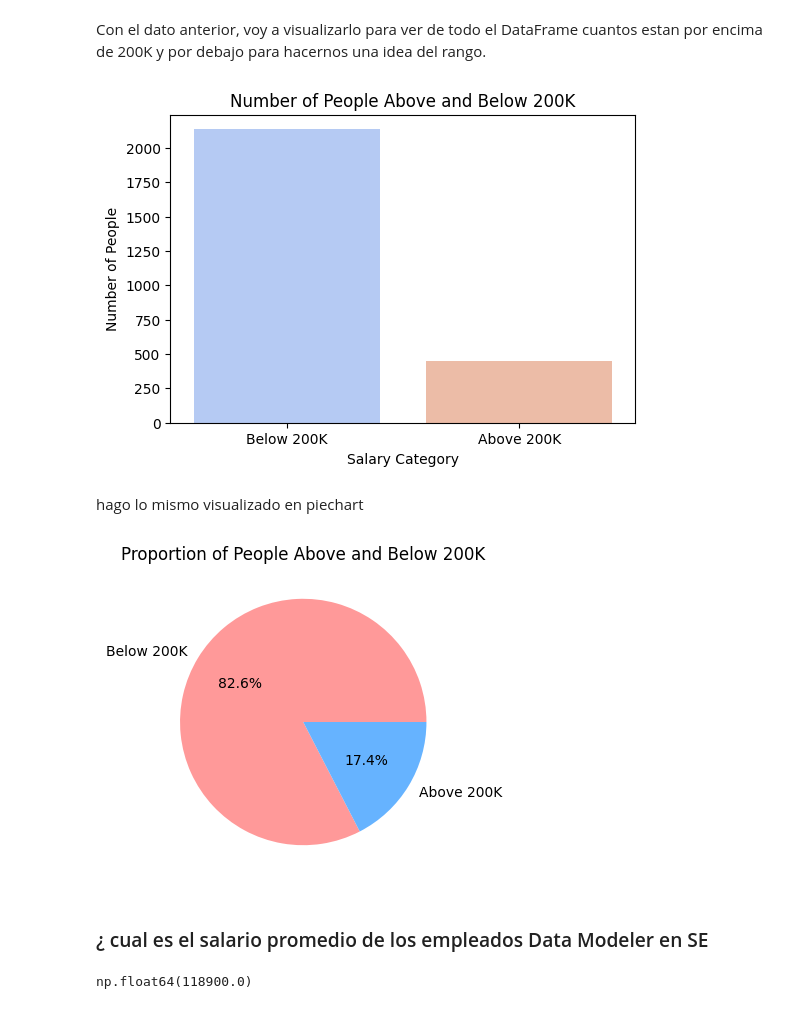
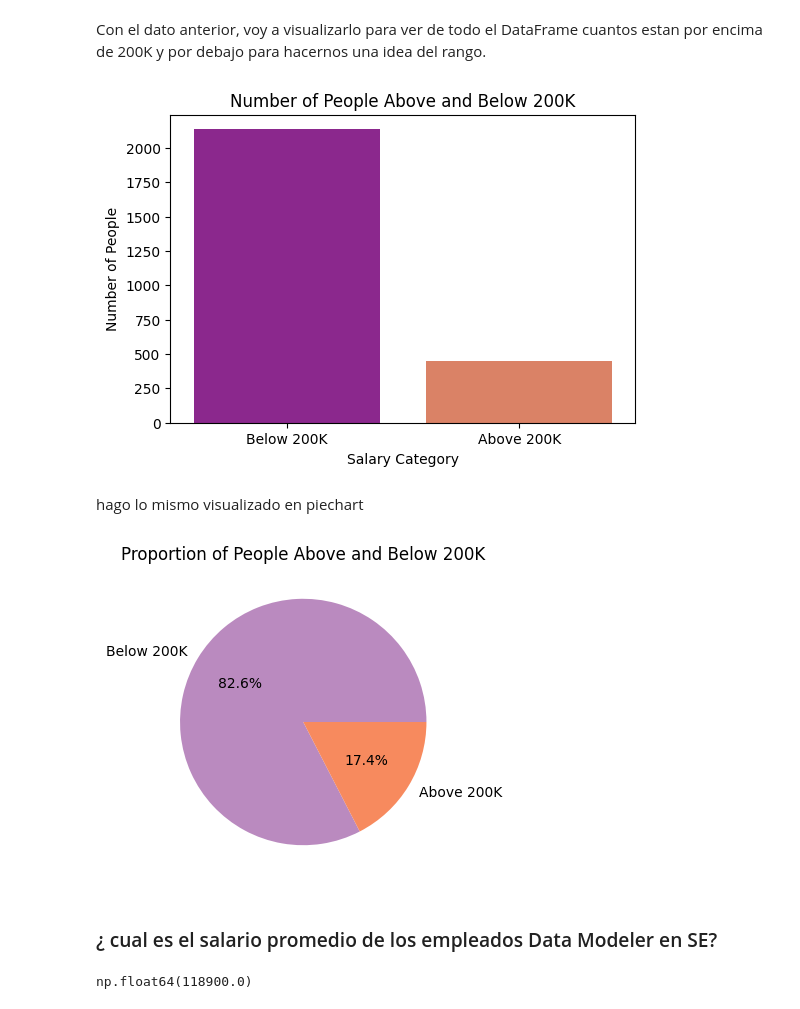
Before and after one commit to liagcaviedes/Data-Analytics-Salaries-Project, a Jupyter notebook: salary_data_ok.ipynb, the cells around one changed output. Cells and saved outputs as stored; diff of their text form; code cells hidden in the pictures.

```diff
--- a/salary_data_ok.ipynb
+++ b/salary_data_ok.ipynb
@@ -285,7 +285,7 @@ salary_count = df['salary_category'].value_counts()
 
 # Crear gráfico de barras
 fig = plt.figure(figsize=(6, 4))
-sns.barplot(x=salary_count.index, y=salary_count.values, palette='coolwarm')
+sns.barplot(x=salary_count.index, y=salary_count.values, palette='plasma')
 
 # Añadir títulos y etiquetas
 plt.title('Number of People Above and Below 200K')
@@ -294,22 +294,21 @@ plt.ylabel('Number of People')
 
 plt.show()
 # %% [output]
-[figure, old version]
+[figure, new version]
 # %% [markdown]
 hago lo mismo visualizado en piechart
 # %%
-
-colors = ['#ff9999', '#66b3ff']  # Rojo claro y azul claro
+colors = ['#ba8abf', '#f78a5e']  # Rojo claro y azul claro
 
 fig, ax = plt.subplots(figsize=(4, 4))
 ax.pie(salary_count, labels=salary_count.index, autopct='%1.1f%%', colors=colors)
 plt.title('Proportion of People Above and Below 200K')
 
 plt.show()
 # %% [output]
-[figure, old version]
+[figure, new version]
 # %% [markdown]
-### ¿ cual es el salario promedio de los empleados Data Modeler en SE
+### ¿ cual es el salario promedio de los empleados Data Modeler en SE?
 # %%
 df[(df['job_title'] == 'Data Modeler') & (df['experience_level'] == 'SE')]['salary_in_usd'].mean()
 # %% [output]
```
Also changed, not shown: parts of 15 cells of this notebook, 1 other file.
